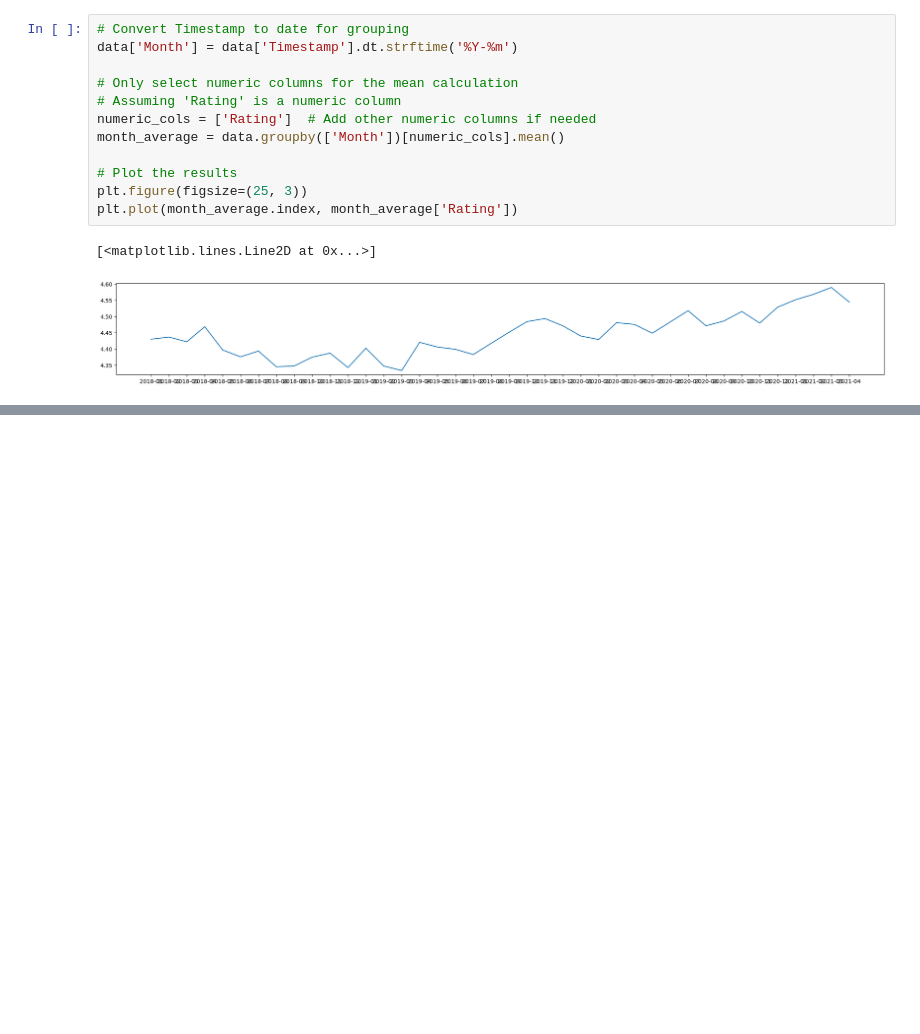
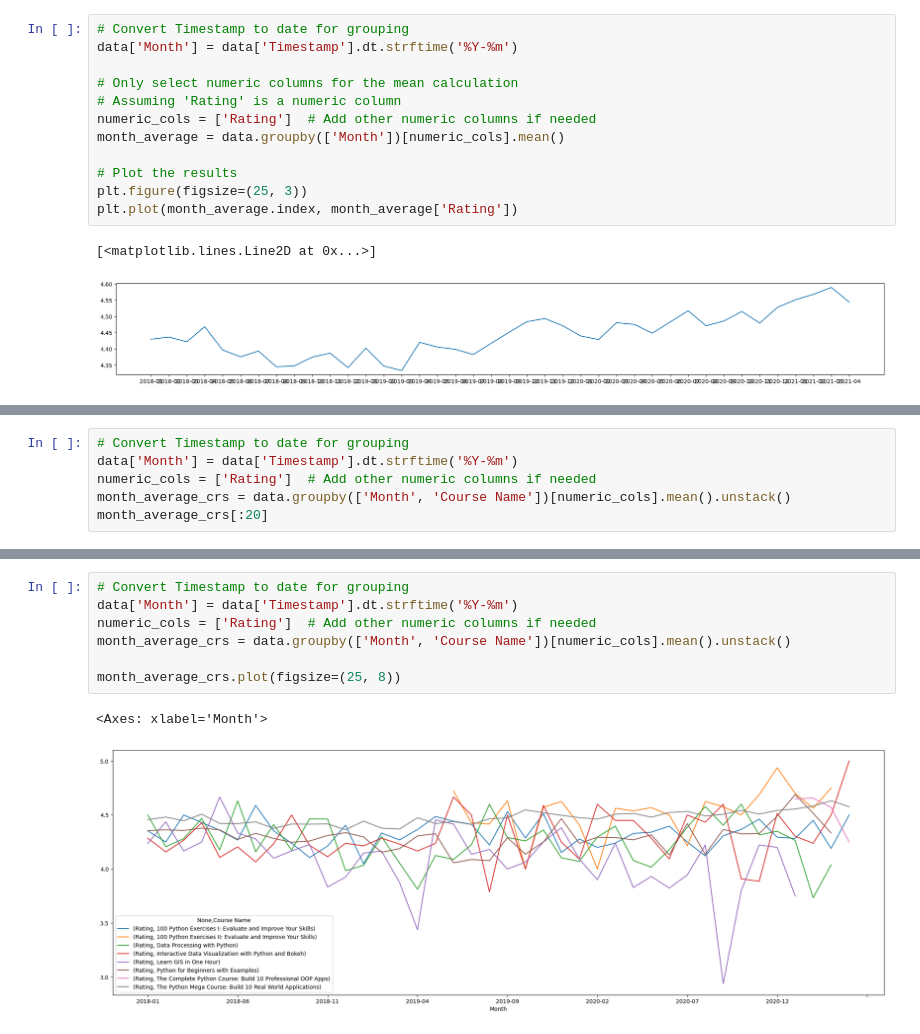
Before and after one commit to SoyEdwinCabrera/Data_Analysis, a Jupyter notebook: Plotting_ratings.ipynb, the cells around one changed output, grey strips where cells are left out. Cells and saved outputs as stored; diff of their text form; blank space fills up the shorter version.

Commit message:
Update(Plotting_ratings.ipynb): Average Ratings by Course by Month

```diff
--- a/Plotting_ratings.ipynb
+++ b/Plotting_ratings.ipynb
@@ -134,0 +147,6 @@ plt.plot(month_average.index, month_average['Rating'])
+# %%
+# Convert Timestamp to date for grouping
+data['Month'] = data['Timestamp'].dt.strftime('%Y-%m')
+numeric_cols = ['Rating']  # Add other numeric columns if needed
+month_average_crs = data.groupby(['Month', 'Course Name'])[numeric_cols].mean().unstack()
+month_average_crs[:20]
@@ -134,0 +173,10 @@ plt.plot(month_average.index, month_average['Rating'])
+# %%
+# Convert Timestamp to date for grouping
+data['Month'] = data['Timestamp'].dt.strftime('%Y-%m')
+numeric_cols = ['Rating']  # Add other numeric columns if needed
+month_average_crs = data.groupby(['Month', 'Course Name'])[numeric_cols].mean().unstack()
+
+month_average_crs.plot(figsize=(25, 8))
+# %% [output]
+<Axes: xlabel='Month'>
+[figure, added]
```
Also changed, not shown: parts of 5 cells of this notebook.
